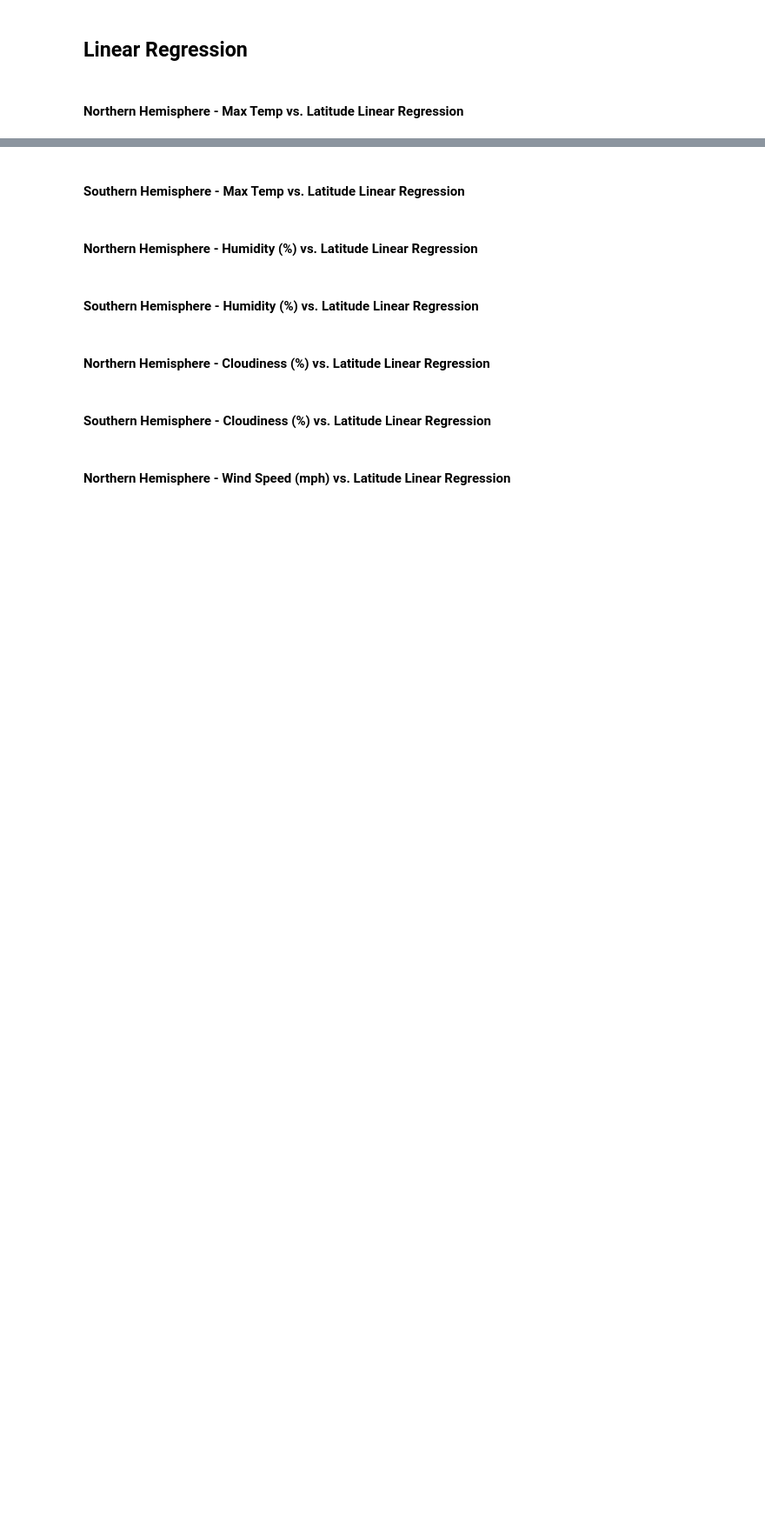
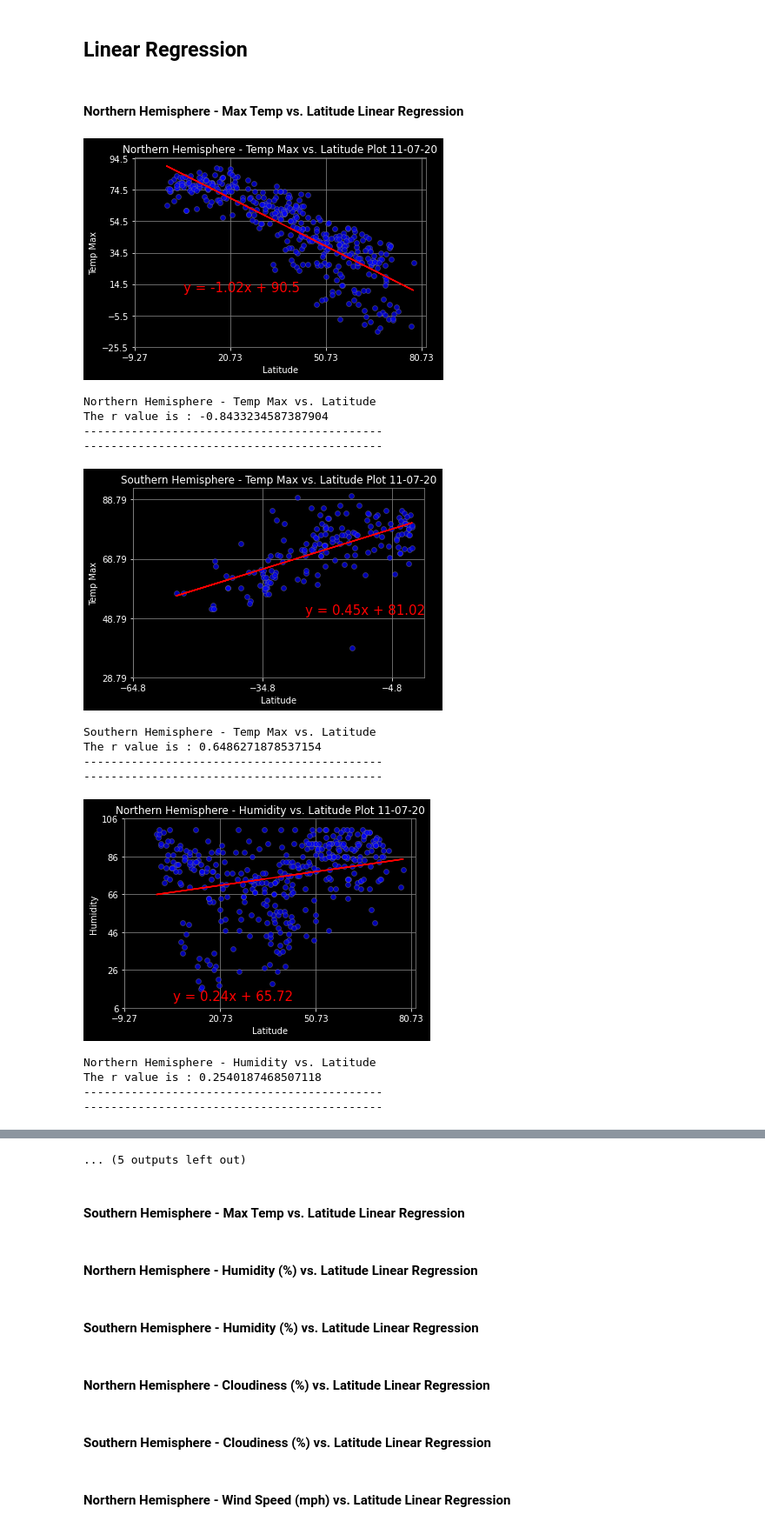
Before and after one commit to JeremyKalmus/python-api-challenge, a Jupyter notebook: WeatherPy/WeatherPy.ipynb, the cells around one changed output, grey strips where cells are left out. Shown at 87% size. Saved outputs shown, nothing was run; the diff lists cells and outputs as text; code cells hidden in the pictures; blank space fills up the shorter version.

```diff
--- a/WeatherPy/WeatherPy.ipynb
+++ b/WeatherPy/WeatherPy.ipynb
@@ -283,3 +299,66 @@ plt.show()
 ## Linear Regression
 # %% [markdown]
 ####  Northern Hemisphere - Max Temp vs. Latitude Linear Regression
+# %%
+hemis = ["Northern Hemisphere", "Southern Hemisphere"]
+measures = ["Temp Max","Humidity", "Cloudiness","Wind Speed"]
+# %%
+for measure in measures:
+    for hemi in hemis:
+        lat_regress = city_data.copy()
+        if hemi == "Northern Hemisphere":
+            lat_regress = lat_regress.loc[lat_regress['Lat']>0]
+        else:
+            lat_regress = lat_regress.loc[lat_regress['Lat']<0]
+        lat_regress = lat_regress[["City", "Lat","Temp Max","Humidity", "Cloudiness","Wind Speed"]]
+        lat_regress_x = lat_regress['Lat']
+        lat_regress_y = lat_regress[measure]
+
+        x_values = lat_regress['Lat']
+        y_values = lat_regress[measure]
+        (slope, intercept, rvalue, pvalue, stderr) = linregress(x_values, y_values)
+        regress_values = x_values * slope + intercept
+        line_eq = "y = " + str(round(slope,2)) + "x + " + str(round(intercept,2))
+
+
+        plt.plot(lat_regress_x, lat_regress_y, 'o',markerfacecolor = 'blue', markeredgecolor='grey', markeredgewidth=.5, alpha=.7)
+        plt.title("{} - {} vs. Latitude Plot 11-07-20".format(hemi, measure), color='white')
+        plt.plot(x_values,regress_values,"r-")
+        if hemi == "Northern Hemisphere":
+            plt.annotate(line_eq,(6,10),fontsize=15,color="red")
+        else:
+            plt.annotate(line_eq,(-25,50),fontsize=15,color="red")
+
+        plt.xlabel("Latitude", color='white')
+        plt.ylabel(measure, color='white')
+        plt.xticks(np.arange((min(lat_regress['Lat'])-10), (max(lat_regress['Lat'])+10), 30), color='white')
+        plt.yticks(np.arange((min(lat_regress[measure])-10), (max(lat_regress[measure])+10), 20), color='white')
+        ax = plt.axes()
+        ax.set_facecolor('black')
+        ax.spines['bottom'].set_color('grey')
+        ax.spines['top'].set_color('grey')
+        ax.spines['right'].set_color('grey')
+        ax.spines['left'].set_color('grey')
+        ax.grid(b=True, which='major', axis='both', color='grey')
+        plt.show()
+        print("{} - {} vs. Latitude".format(hemi, measure))
+        print("The r value is : {}".format(rvalue))
+        print('--------------------------------------------')
+        print('--------------------------------------------')
+        plt.savefig("{} - {} vs. Latitude.png".format(hemi, measure))
+# %% [output]
+[figure, added]
+Northern Hemisphere - Temp Max vs. Latitude
+The r value is : -0.8433234587387904
+--------------------------------------------
+--------------------------------------------
+[figure, added]
+Southern Hemisphere - Temp Max vs. Latitude
+The r value is : 0.6486271878537154
+--------------------------------------------
+--------------------------------------------
+[figure, added]
+Northern Hemisphere - Humidity vs. Latitude
+The r value is : 0.2540187468507118
+--------------------------------------------
+--------------------------------------------
@@ -286,3 +380,4 @@ plt.show()
+... (5 outputs left out)
 # %% [markdown]
 ####  Southern Hemisphere - Max Temp vs. Latitude Linear Regression
 # %% [markdown]
```
Also changed, not shown: parts of 9 cells of this notebook, 13 other files.
